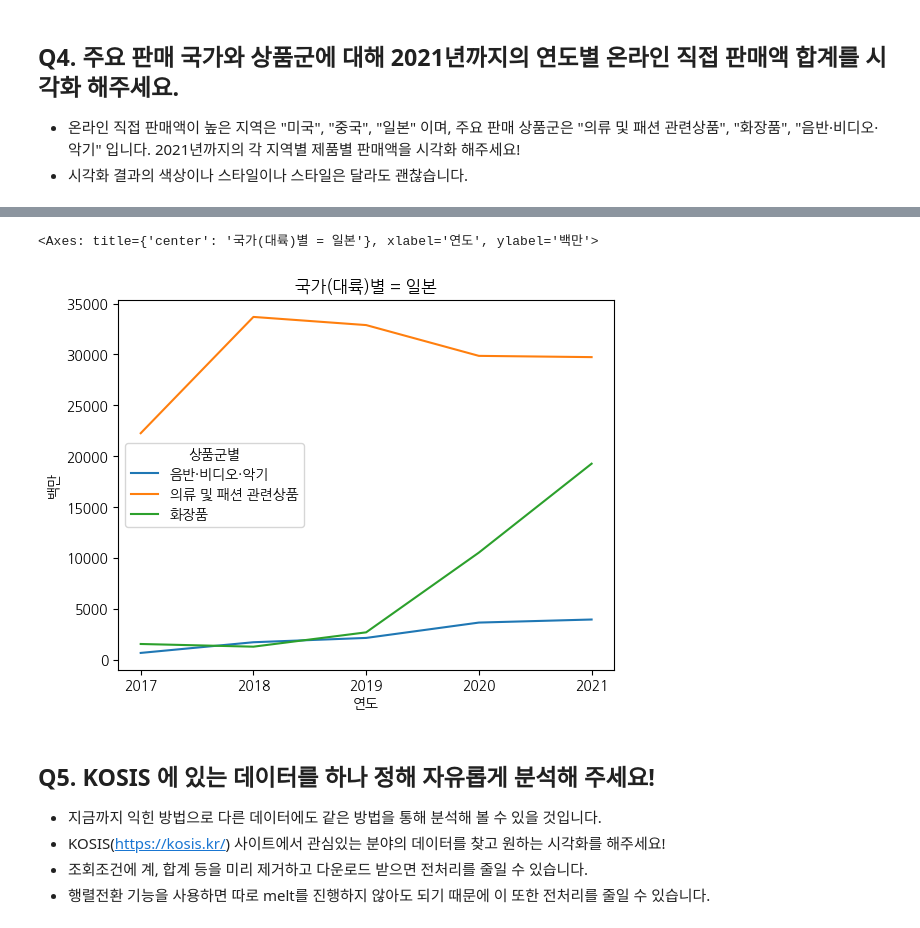
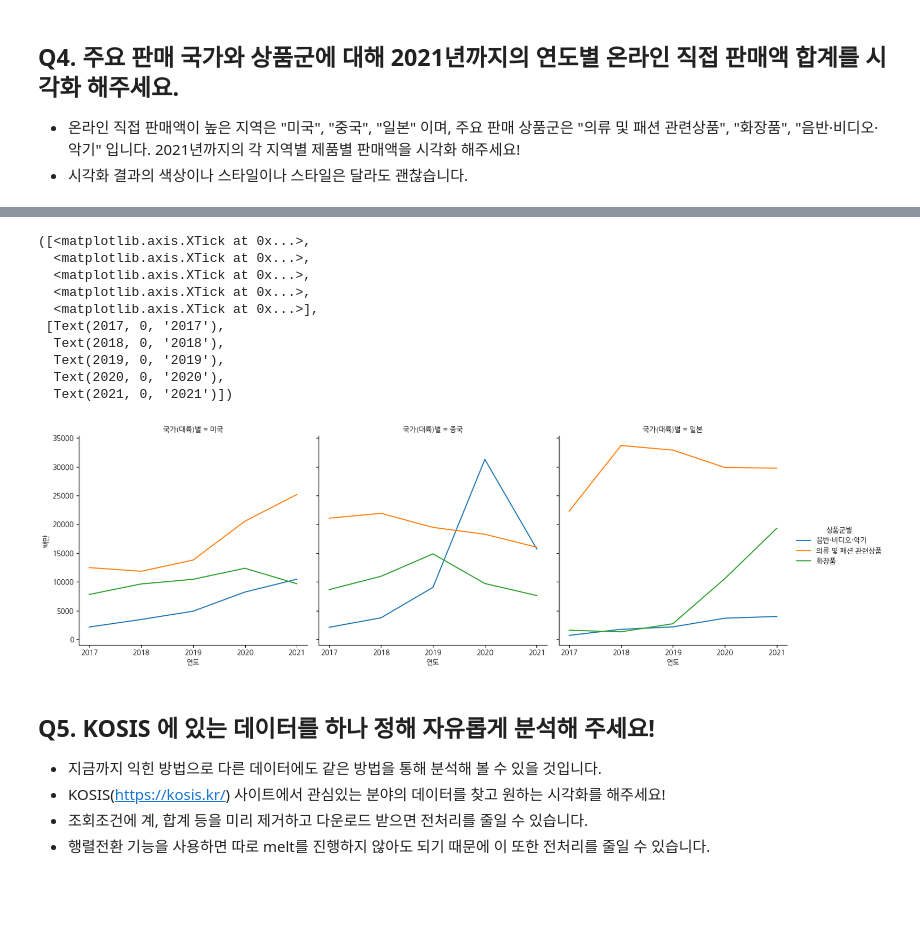
Before and after one commit to sangeun99/data-science-boostcourse, a Jupyter notebook: mission/week4.ipynb, the cells around one changed output, grey strips where cells are left out. Cells and saved outputs as stored; diff of their text form; code cells hidden in the pictures; blank space fills up the shorter version.

Commit message:
✨ relplot으로 여러 개의 그래프 함께보기

```diff
--- a/mission/week4.ipynb
+++ b/mission/week4.ipynb
@@ -187,10 +173,19 @@ sns.lineplot(data = df_main[df_main["국가(대륙)별"]=="중국"], x = "연도
-# %%
-plt.title('국가(대륙)별 = 일본')
-plt.xticks(ticks=[2017, 2018, 2019, 2020, 2021])
-sns.lineplot(data = df_main[df_main["국가(대륙)별"]=="일본"], x = "연도", y = "백만", hue = "상품군별", errorbar=None)
-# %% [output]
-<Axes: title={'center': '국가(대륙)별 = 일본'}, xlabel='연도', ylabel='백만'>
-[figure, removed]
+# %%
+sns.relplot(data=df_main, x="연도", y="백만",
+            hue="상품군별", kind="line", col="국가(대륙)별", col_wrap=3, errorbar=None)
+plt.xticks(np.arange(2017, 2022, 1))
+# %% [output]
+([<matplotlib.axis.XTick at 0x...>,
+  <matplotlib.axis.XTick at 0x...>,
+  <matplotlib.axis.XTick at 0x...>,
+  <matplotlib.axis.XTick at 0x...>,
+  <matplotlib.axis.XTick at 0x...>],
+ [Text(2017, 0, '2017'),
+  Text(2018, 0, '2018'),
+  Text(2019, 0, '2019'),
+  Text(2020, 0, '2020'),
+  Text(2021, 0, '2021')])
+[figure, added]
 # %% [markdown]
 ## Q5. KOSIS 에 있는 데이터를 하나 정해 자유롭게 분석해 주세요!
 
```
Also changed, not shown: parts of 3 cells of this notebook.
